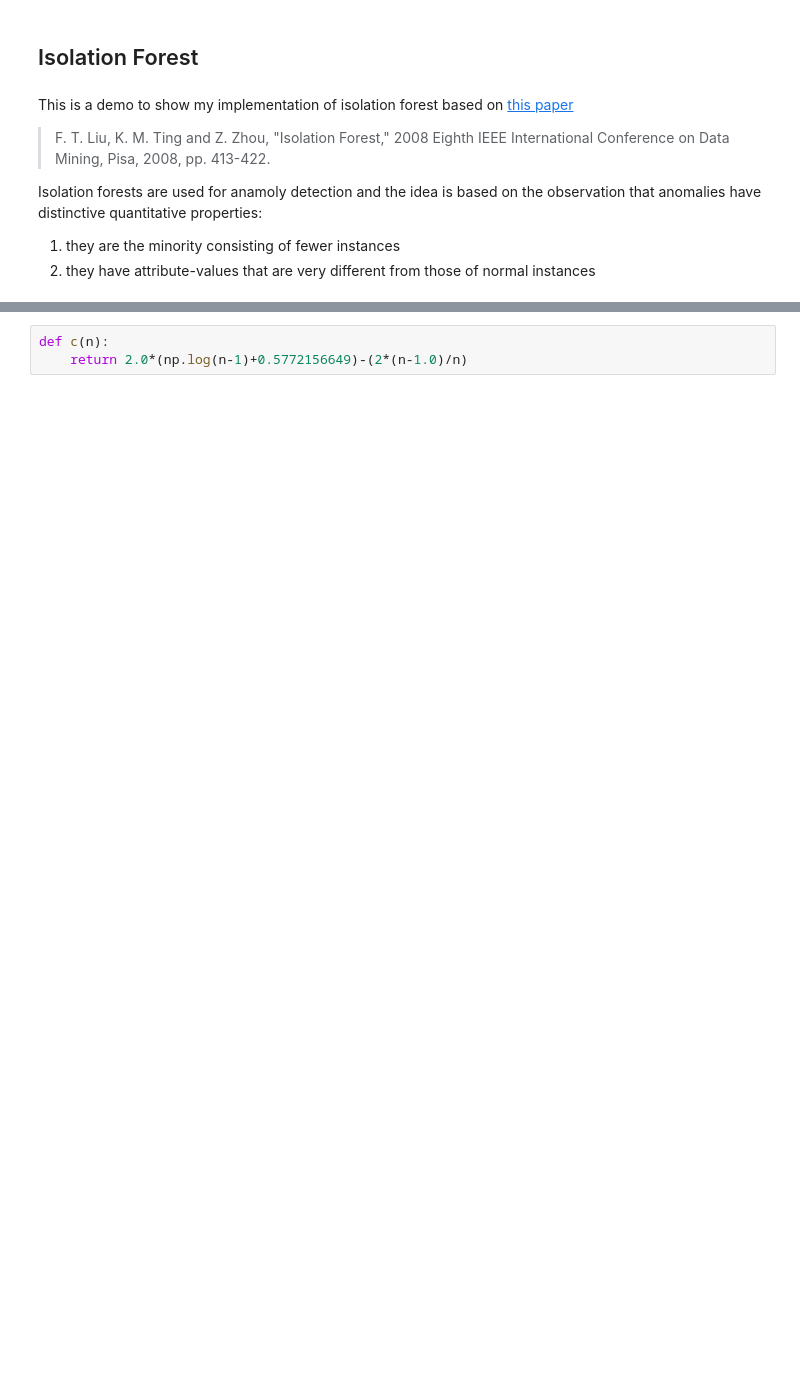
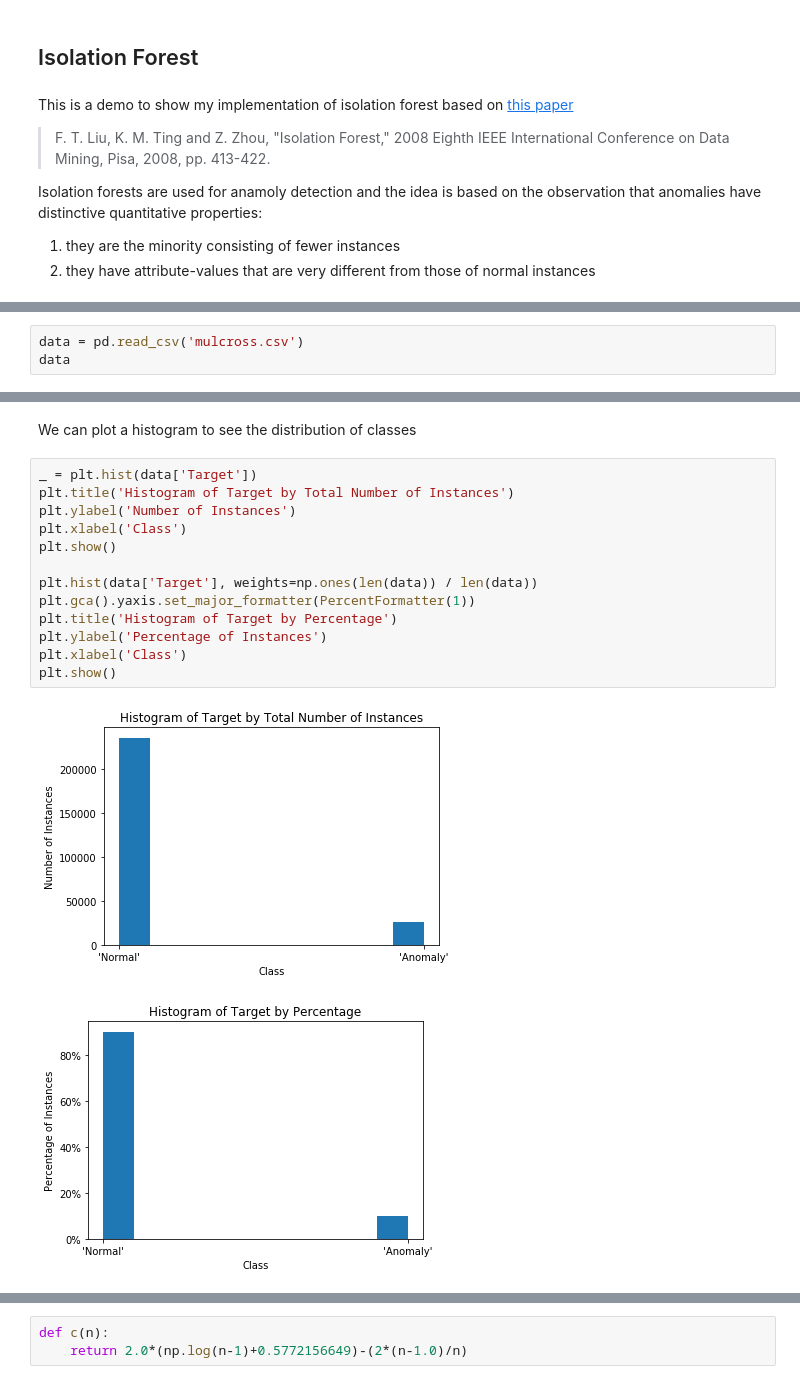
Before and after one commit to MostafaEissa/Isolation-Forest, a Jupyter notebook: Isolation Forest Demo.ipynb, the cells around one changed output, grey strips where cells are left out. Cells and saved outputs as stored; diff of their text form; blank space fills up the shorter version.

```diff
--- a/Isolation Forest Demo.ipynb
+++ b/Isolation Forest Demo.ipynb
@@ -66,0 +28,3 @@ def forest(xTr, yTr, m, maxdepth=np.inf):
+# %%
+data = pd.read_csv('mulcross.csv')
+data
@@ -66,0 +45,18 @@ def forest(xTr, yTr, m, maxdepth=np.inf):
+# %% [markdown]
+We can plot a histogram to see the distribution of classes
+# %%
+_ = plt.hist(data['Target'])
+plt.title('Histogram of Target by Total Number of Instances')
+plt.ylabel('Number of Instances')
+plt.xlabel('Class')
+plt.show()
+
+plt.hist(data['Target'], weights=np.ones(len(data)) / len(data))
+plt.gca().yaxis.set_major_formatter(PercentFormatter(1))
+plt.title('Histogram of Target by Percentage')
+plt.ylabel('Percentage of Instances')
+plt.xlabel('Class')
+plt.show()
+# %% [output]
+[figure, added]
+[figure, added]
```
Also changed, not shown: parts of 31 cells of this notebook, 2 other files.
